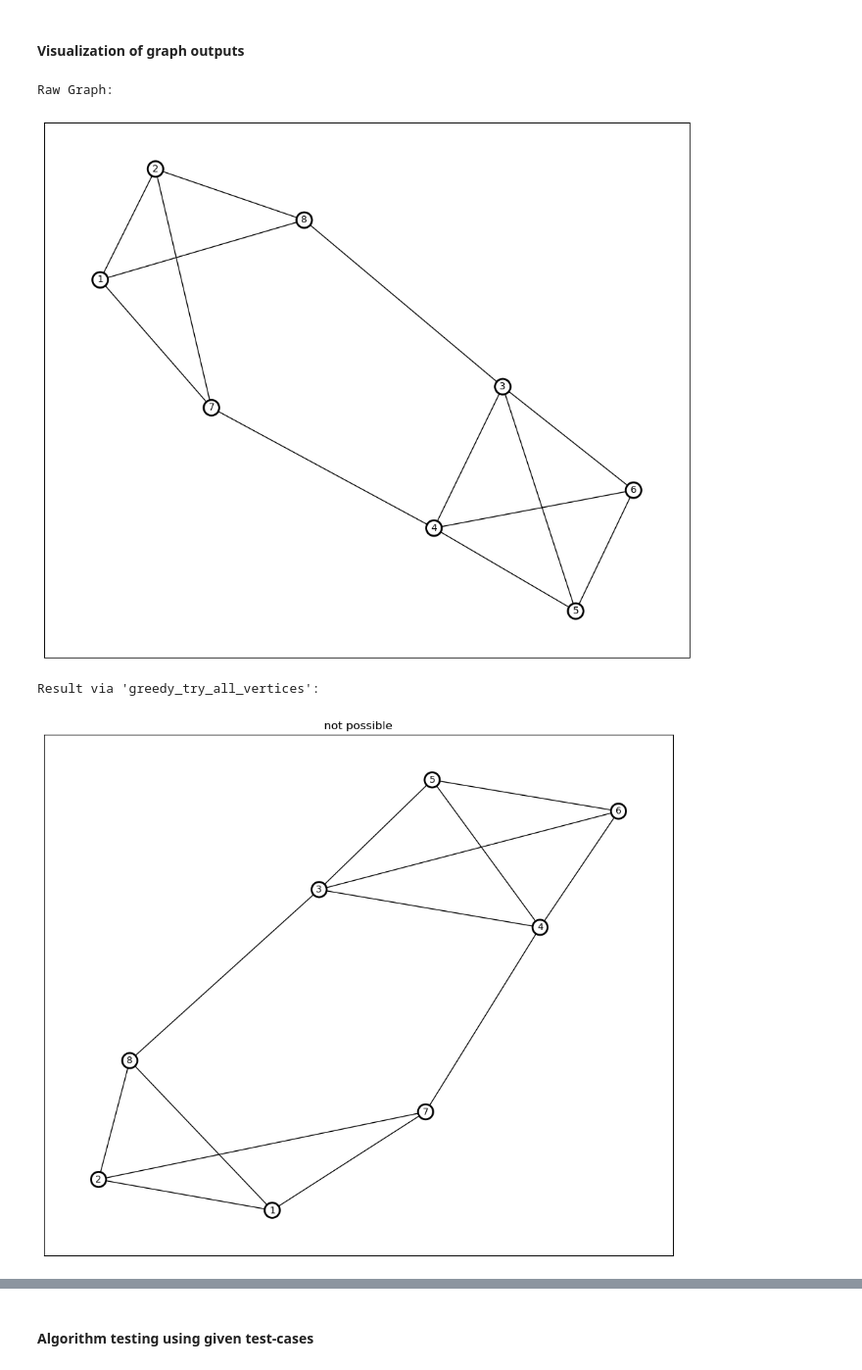
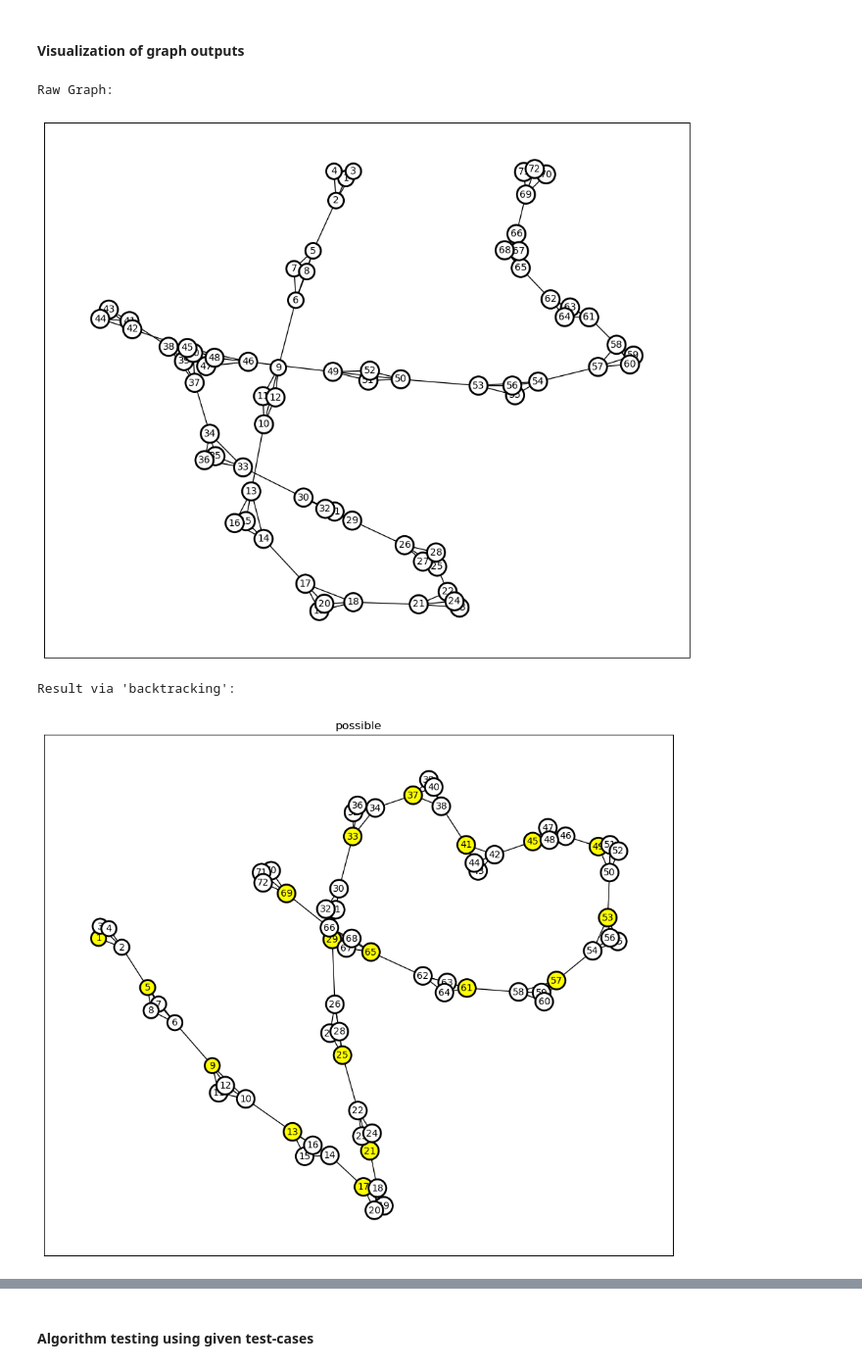
Before and after one commit to mikolajhilgert/jads-alg-project, a Jupyter notebook: DSA.ipynb, the cells around one changed output, grey strips where cells are left out. Shown at 98% size. Drawn from its saved outputs; the diff is of its cells as text; code cells hidden in the pictures.

```diff
--- a/DSA.ipynb
+++ b/DSA.ipynb
@@ -222,30 +230,3 @@ def greedy_heap(graph):
         return independent_set
     else:
         return None
-# %%
-def backtracking(graph):
-    k = graph.k
-    n = graph.n
-
-    def backtrack(start_vertex, current_set):
-        # Base case: if the current set has reached the desired size
-        if len(current_set) == k:
-            return True
-
-        for vertex in range(start_vertex, n):
-            # Check if the vertex is non-adjacent to all vertices in the independent set
-            if not graph.adjacency_list[vertex] & current_set:
-                current_set.add(vertex)
-                # Recursively call backtrack() to continue building the set
-                if backtrack(vertex + 1, current_set):
-                    return True
-                # If the set is not valid, remove the vertex and continue the search
-                current_set.remove(vertex)
-        # If no valid sets can be built from this starting point
-        return False
-
-    current_set = set()
-    if backtrack(0, current_set):
-        return current_set
-    else:
-        return None
@@ -325,14 +258,13 @@ def greedy_try_all_vertices(graph):
 # %% [markdown]
 #### Visualization of graph outputs
 # %%
-graph = Graph.from_file('samples/extra_1.in')
+graph = Graph.from_file('samples/big_3.in')
 
 print("Raw Graph:")
 graph.draw_graph()
-graph.validate_and_show_bins(greedy_try_all_vertices)
 graph.validate_and_show_bins(backtracking)
 # %% [output]
 Raw Graph:
-[figure, old version]
+[figure, new version]
-Result via 'greedy_try_all_vertices':
+Result via 'backtracking':
-[figure, old version]
+[figure, new version]
```
Also changed, not shown: parts of 16 cells of this notebook.
